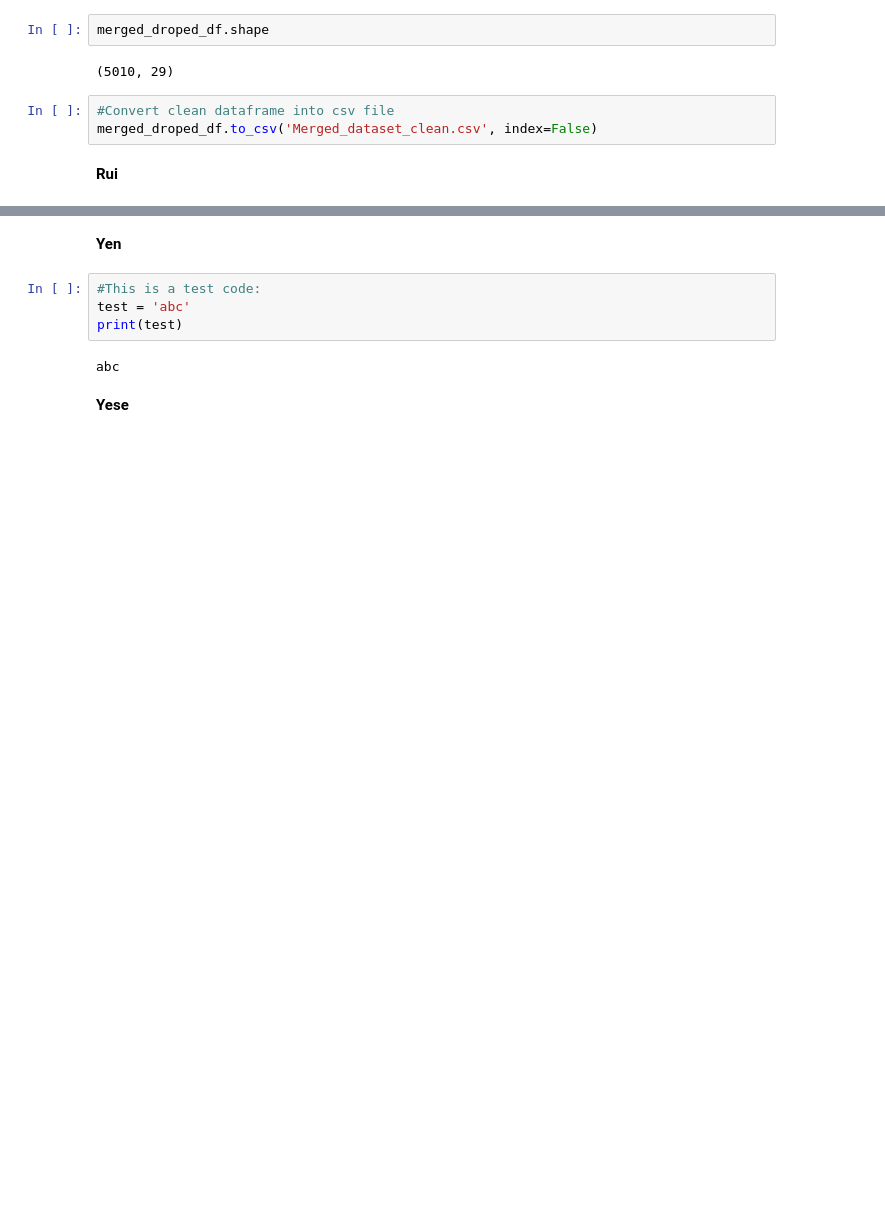
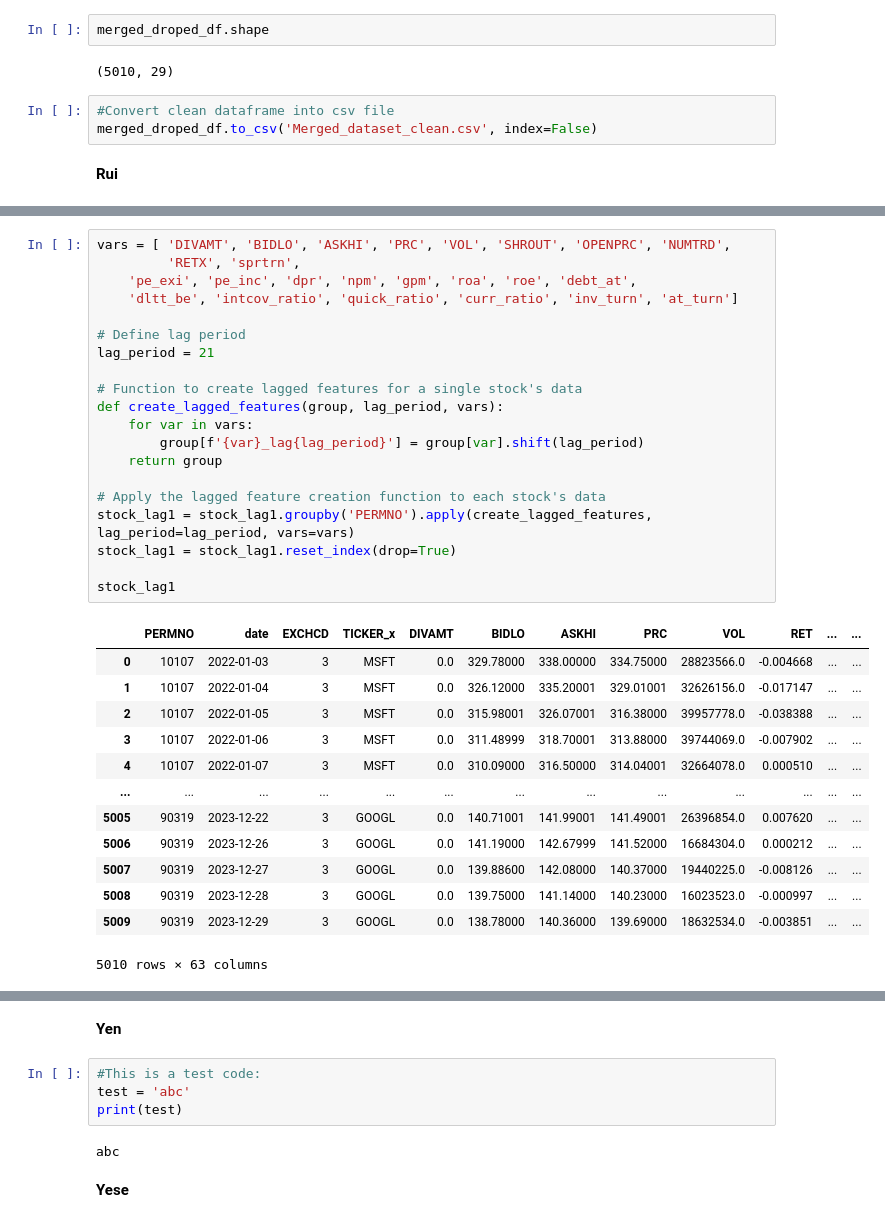
Before and after one commit to kaki1995/BA-stock-portfolio-analysis, a Jupyter notebook: Submission_Project_Codes.ipynb, the cells around one changed output, grey strips where cells are left out. Drawn from its saved outputs; the diff is of its cells as text; blank space fills up the shorter version.

```diff
--- a/Submission_Project_Codes.ipynb
+++ b/Submission_Project_Codes.ipynb
@@ -294,0 +405,34 @@ merged_droped_df.to_csv('Merged_dataset_clean.csv', index=False)
+# %%
+vars = [ 'DIVAMT', 'BIDLO', 'ASKHI', 'PRC', 'VOL', 'SHROUT', 'OPENPRC', 'NUMTRD',
+         'RETX', 'sprtrn',
+    'pe_exi', 'pe_inc', 'dpr', 'npm', 'gpm', 'roa', 'roe', 'debt_at',
+    'dltt_be', 'intcov_ratio', 'quick_ratio', 'curr_ratio', 'inv_turn', 'at_turn']
+
+# Define lag period
+lag_period = 21
+
+# Function to create lagged features for a single stock's data
+def create_lagged_features(group, lag_period, vars):
+    for var in vars:
+        group[f'{var}_lag{lag_period}'] = group[var].shift(lag_period)
+    return group
+
+# Apply the lagged feature creation function to each stock's data
+stock_lag1 = stock_lag1.groupby('PERMNO').apply(create_lagged_features, lag_period=lag_period, vars=vars)
+stock_lag1 = stock_lag1.reset_index(drop=True)
+
+stock_lag1
+# %% [output]
+|  | PERMNO | date | EXCHCD | TICKER_x | DIVAMT | BIDLO | ASKHI | PRC | VOL | RET | ... | ... |
+| 0 | 10107 | 2022-01-03 | 3 | MSFT | 0.0 | 329.78000 | 338.00000 | 334.75000 | 28823566.0 | -0.004668 | ... | ... |
+| 1 | 10107 | 2022-01-04 | 3 | MSFT | 0.0 | 326.12000 | 335.20001 | 329.01001 | 32626156.0 | -0.017147 | ... | ... |
+| 2 | 10107 | 2022-01-05 | 3 | MSFT | 0.0 | 315.98001 | 326.07001 | 316.38000 | 39957778.0 | -0.038388 | ... | ... |
+| 3 | 10107 | 2022-01-06 | 3 | MSFT | 0.0 | 311.48999 | 318.70001 | 313.88000 | 39744069.0 | -0.007902 | ... | ... |
+| 4 | 10107 | 2022-01-07 | 3 | MSFT | 0.0 | 310.09000 | 316.50000 | 314.04001 | 32664078.0 | 0.000510 | ... | ... |
+| ... | ... | ... | ... | ... | ... | ... | ... | ... | ... | ... | ... | ... |
+| 5005 | 90319 | 2023-12-22 | 3 | GOOGL | 0.0 | 140.71001 | 141.99001 | 141.49001 | 26396854.0 | 0.007620 | ... | ... |
+| 5006 | 90319 | 2023-12-26 | 3 | GOOGL | 0.0 | 141.19000 | 142.67999 | 141.52000 | 16684304.0 | 0.000212 | ... | ... |
+| 5007 | 90319 | 2023-12-27 | 3 | GOOGL | 0.0 | 139.88600 | 142.08000 | 140.37000 | 19440225.0 | -0.008126 | ... | ... |
+| 5008 | 90319 | 2023-12-28 | 3 | GOOGL | 0.0 | 139.75000 | 141.14000 | 140.23000 | 16023523.0 | -0.000997 | ... | ... |
+| 5009 | 90319 | 2023-12-29 | 3 | GOOGL | 0.0 | 138.78000 | 140.36000 | 139.69000 | 18632534.0 | -0.003851 | ... | ... |
+5010 rows × 63 columns
```
Also changed, not shown: parts of 13 cells of this notebook.
